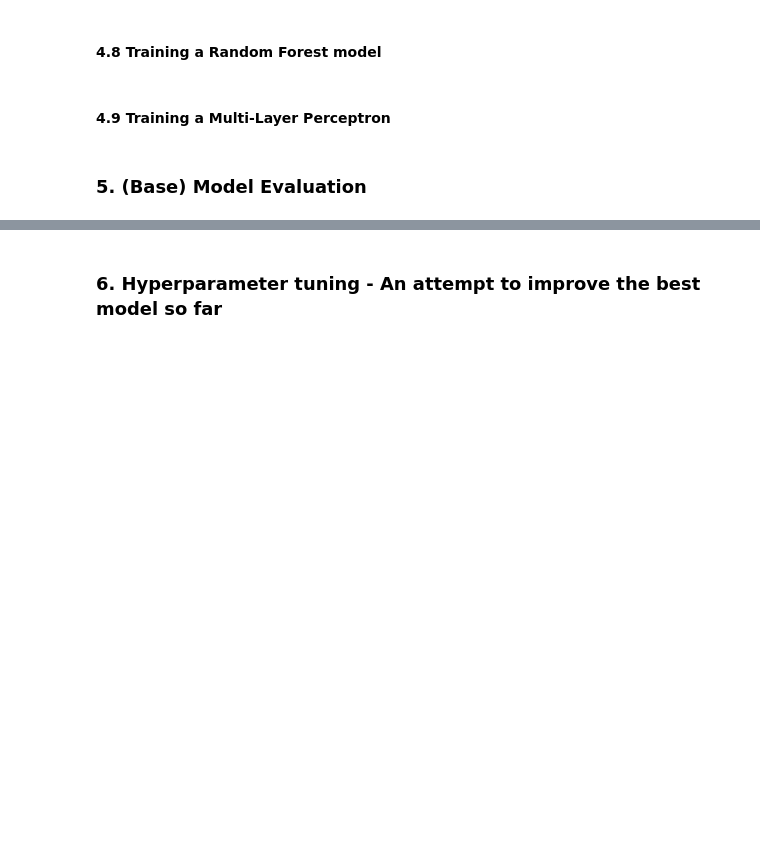
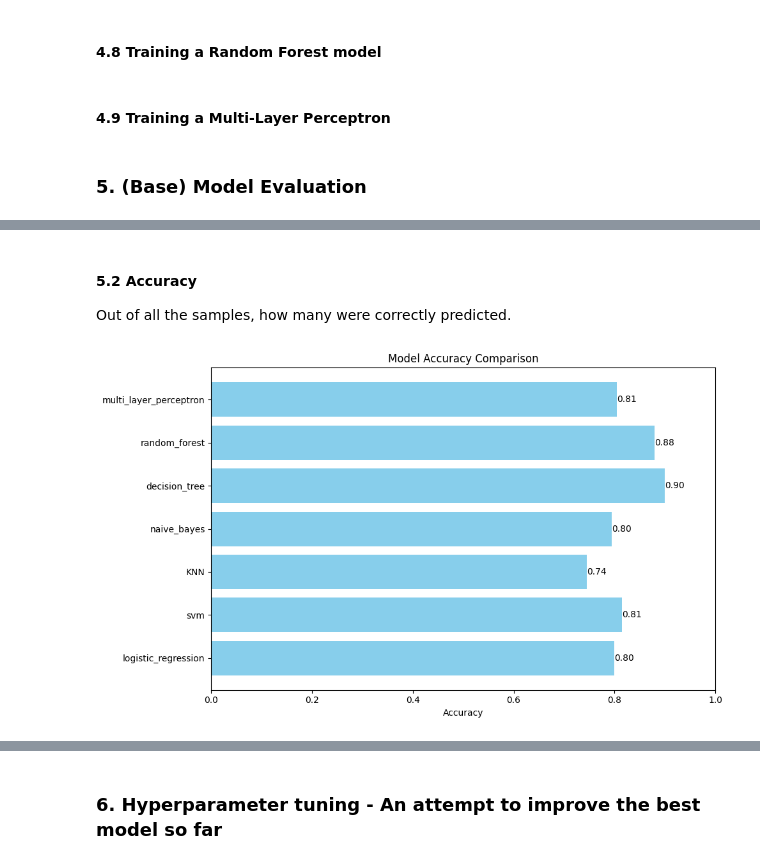
Before and after one commit to blahlol/Sklearn-POC---Diabetes-Prediction, a Jupyter notebook: code/code.ipynb, the cells around one changed output, grey strips where cells are left out. Drawn from its saved outputs; the diff is of its cells as text; code cells hidden in the pictures; blank space fills up the shorter version.

```diff
--- a/code/code.ipynb
+++ b/code/code.ipynb
@@ -389,0 +409,20 @@ weighted avg       0.83      0.82      0.82       200
+# %% [markdown]
+#### 5.2 Accuracy
+Out of all the samples, how many were correctly predicted.
+# %%
+accuracies = [accuracy_score(y_test, y_pred) for y_pred in predictions_values]
+fig, ax = plt.subplots(figsize=(10, 6))
+bars = ax.barh(model_names, accuracies, color='skyblue')
+
+for bar in bars:
+    ax.text(bar.get_width(), bar.get_y() + bar.get_height()/2,
+            f'{bar.get_width():.2f}', va='center')
+
+ax.set_xlabel('Accuracy')
+ax.set_title('Model Accuracy Comparison')
+ax.set_xlim([0, 1])
+
+plt.tight_layout()
+plt.show()
+# %% [output]
+[figure, added]
```
Also changed, not shown: parts of 25 cells of this notebook, 1 other file.
